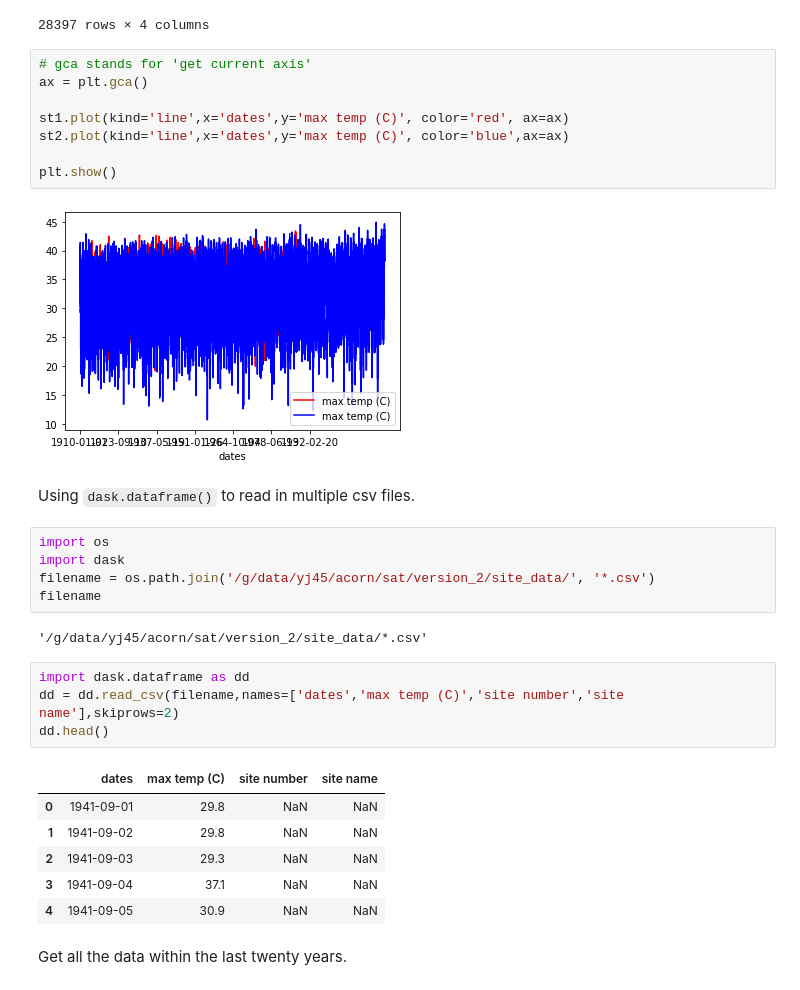
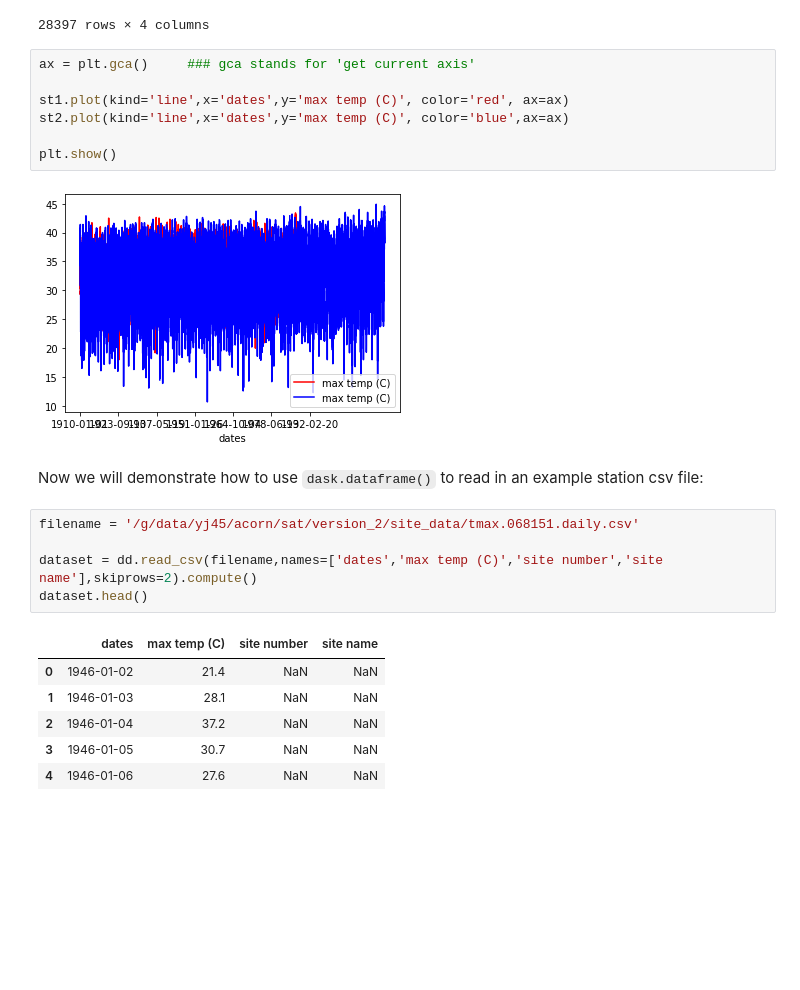
Before and after one commit to NCI-data-analysis-platform/climate-cmip, a Jupyter notebook: plot_pandas_climate_obs.ipynb, the cells around one changed output. Cells and saved outputs as stored; diff of their text form; blank space fills up the shorter version.

```diff
--- a/plot_pandas_climate_obs.ipynb
+++ b/plot_pandas_climate_obs.ipynb
@@ -125,8 +123,7 @@ st1
 | 28396 | 2019-05-31 | 30.0 | NaN | NaN |
 28397 rows × 4 columns
 # %%
-# gca stands for 'get current axis'
-ax = plt.gca()
+ax = plt.gca()     ### gca stands for 'get current axis'
 
 st1.plot(kind='line',x='dates',y='max temp (C)', color='red', ax=ax)
 st2.plot(kind='line',x='dates',y='max temp (C)', color='blue',ax=ax)
@@ -135,24 +132,16 @@ plt.show()
 # %% [output]
 [figure]
 # %% [markdown]
-Using `dask.dataframe()` to read in multiple csv files.
+Now we will demonstrate how to use `dask.dataframe()` to read in an example station csv file:
-# %%
-import os
-import dask
-filename = os.path.join('/g/data/yj45/acorn/sat/version_2/site_data/', '*.csv')
-filename
-# %% [output]
-'/g/data/yj45/acorn/sat/version_2/site_data/*.csv'
 # %%
-import dask.dataframe as dd
-dd = dd.read_csv(filename,names=['dates','max temp (C)','site number','site name'],skiprows=2)
-dd.head()
+filename = '/g/data/yj45/acorn/sat/version_2/site_data/tmax.068151.daily.csv'
+
+dataset = dd.read_csv(filename,names=['dates','max temp (C)','site number','site name'],skiprows=2).compute()
+dataset.head()
 # %% [output]
 |  | dates | max temp (C) | site number | site name |
-| 0 | 1941-09-01 | 29.8 | NaN | NaN |
-| 1 | 1941-09-02 | 29.8 | NaN | NaN |
-| 2 | 1941-09-03 | 29.3 | NaN | NaN |
-| 3 | 1941-09-04 | 37.1 | NaN | NaN |
-| 4 | 1941-09-05 | 30.9 | NaN | NaN |
+| 0 | 1946-01-02 | 21.4 | NaN | NaN |
+| 1 | 1946-01-03 | 28.1 | NaN | NaN |
+| 2 | 1946-01-04 | 37.2 | NaN | NaN |
+| 3 | 1946-01-05 | 30.7 | NaN | NaN |
+| 4 | 1946-01-06 | 27.6 | NaN | NaN |
-# %% [markdown]
-Get all the data within the last twenty years.
```
Also changed, not shown: parts of 15 cells of this notebook, 21 other files.
